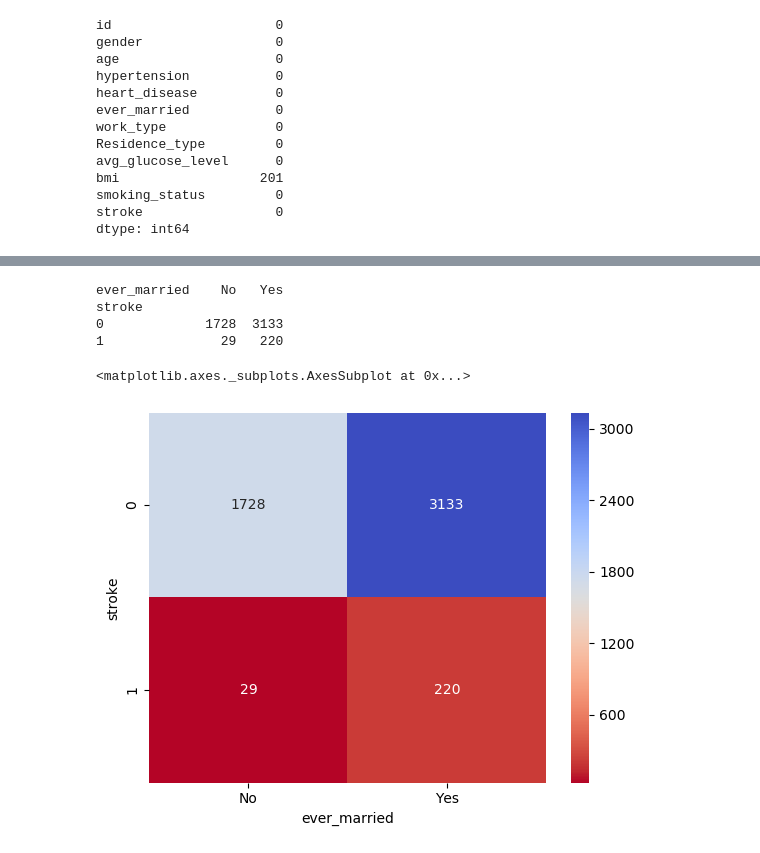
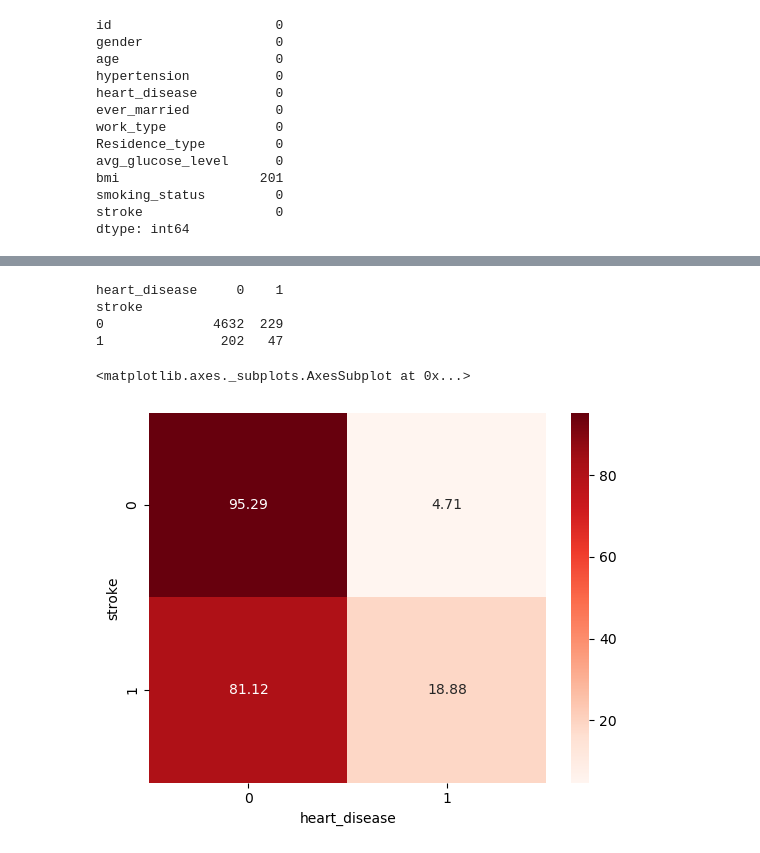
Before and after one commit to poojamahajan0712/Data-Science-Portfolio, a Jupyter notebook: Classification/StrokePrediction/StrokePrediction.ipynb, the cells around one changed output, grey strips where cells are left out. Saved outputs shown, nothing was run; the diff lists cells and outputs as text; code cells hidden in the pictures.

```diff
--- a/Classification/StrokePrediction/StrokePrediction.ipynb
+++ b/Classification/StrokePrediction/StrokePrediction.ipynb
@@ -80,12 +196,13 @@ sns.countplot(x='ever_married',data = stroke_data,hue = 'stroke')
 # %%
-crosstab = pd.crosstab(stroke_data['stroke'], stroke_data['ever_married'])
-print(crosstab)
+crosstab = pd.crosstab(stroke_data['stroke'], stroke_data['heart_disease'],normalize ='index')*100
+print(pd.crosstab(stroke_data['stroke'], stroke_data['heart_disease']))
 # Plot the heatmap
-sns.heatmap(crosstab, annot=True, fmt='d', cmap='coolwarm_r')
+sns.heatmap(crosstab, annot=True, fmt='.2f', cmap='Reds')
+#18% have heart disease among people getting stroke.
 # %% [output]
-ever_married    No   Yes
+heart_disease     0    1
 stroke
-0             1728  3133
-1               29   220
+0              4632  229
+1               202   47
 <matplotlib.axes._subplots.AxesSubplot at 0x...>
-[figure, old version]
+[figure, new version]
```
Also changed, not shown: parts of 33 cells of this notebook.
